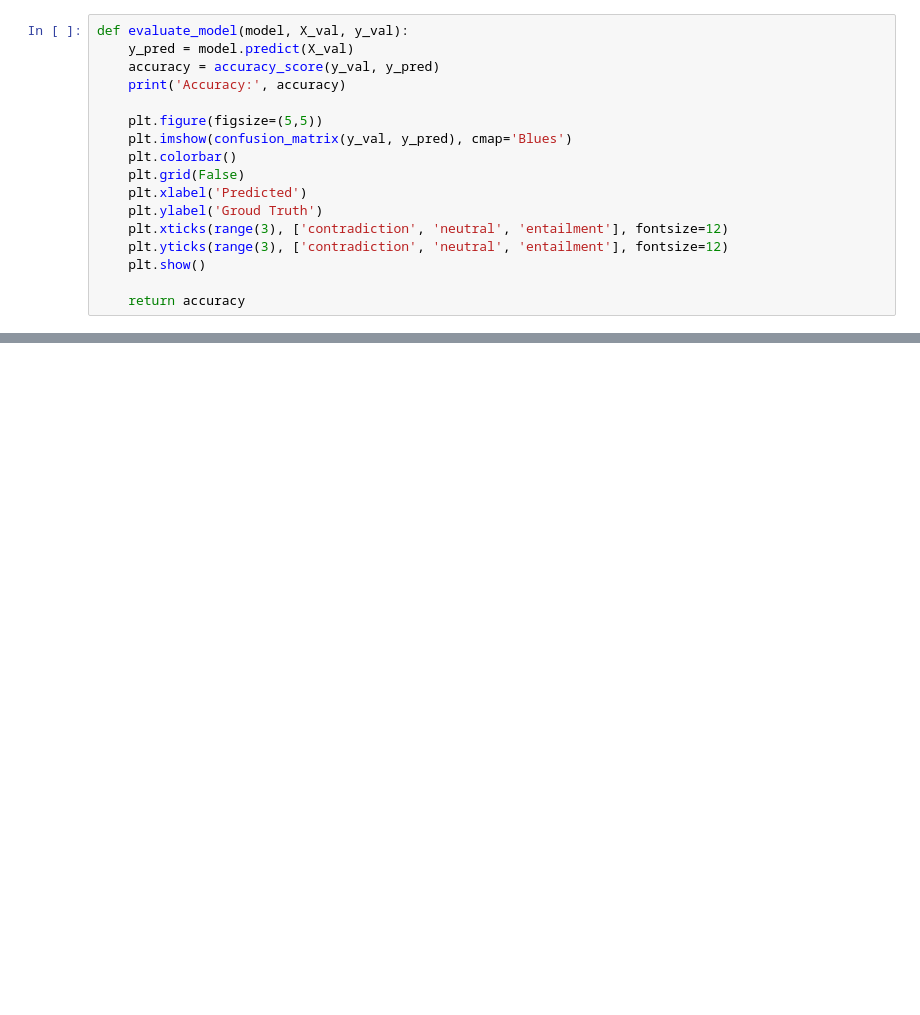
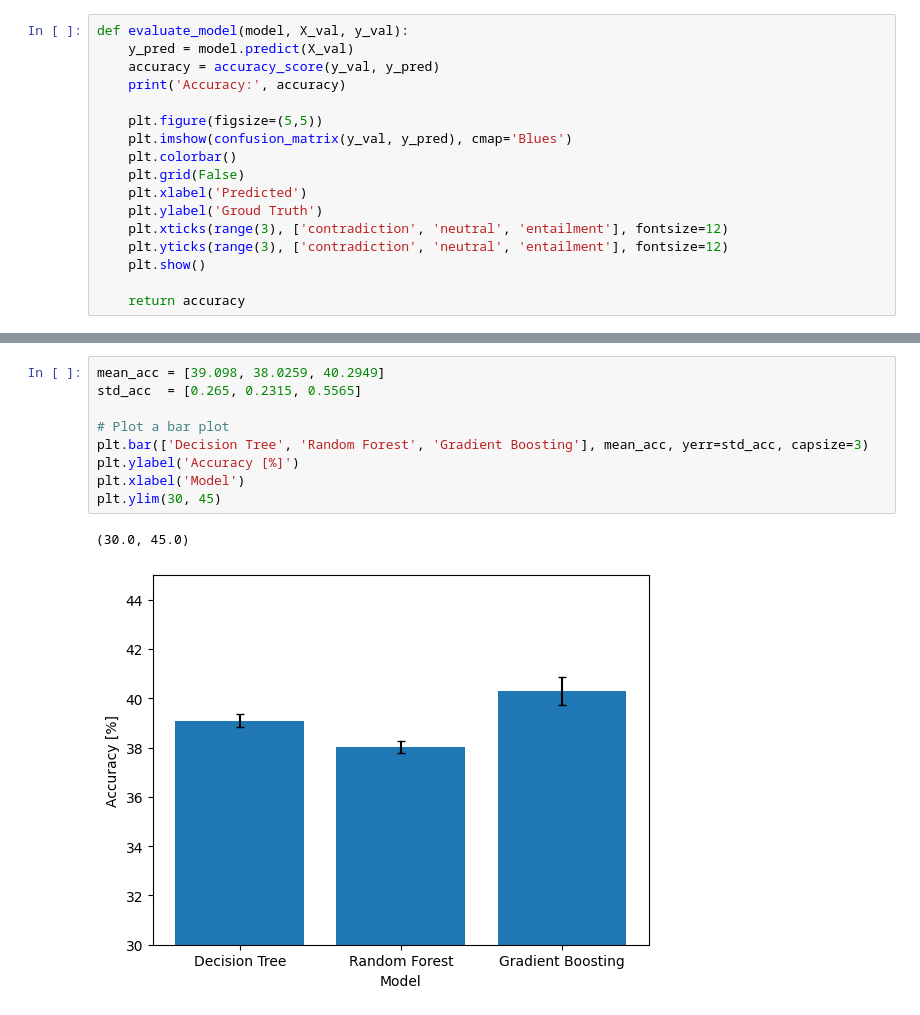
Before and after one commit to Layxe/DataDroids-Project, a Jupyter notebook: final-project/ProjectWork_2.ipynb, the cells around one changed output, grey strips where cells are left out. Cells and saved outputs as stored; diff of their text form; blank space fills up the shorter version.

```diff
--- a/final-project/ProjectWork_2.ipynb
+++ b/final-project/ProjectWork_2.ipynb
@@ -140,3 +161,15 @@ Best hyperparameters: {'max_depth': 8, 'min_samples_split': 20, 'n_estimators':
 Accuracy: 0.41542904290429045
 [figure]
 0.41542904290429045
+# %%
+mean_acc = [39.098, 38.0259, 40.2949]
+std_acc  = [0.265, 0.2315, 0.5565]
+
+# Plot a bar plot
+plt.bar(['Decision Tree', 'Random Forest', 'Gradient Boosting'], mean_acc, yerr=std_acc, capsize=3)
+plt.ylabel('Accuracy [%]')
+plt.xlabel('Model')
+plt.ylim(30, 45)
+# %% [output]
+(30.0, 45.0)
+[figure, added]
```
Also changed, not shown: parts of 5 cells of this notebook, 2 other files.
